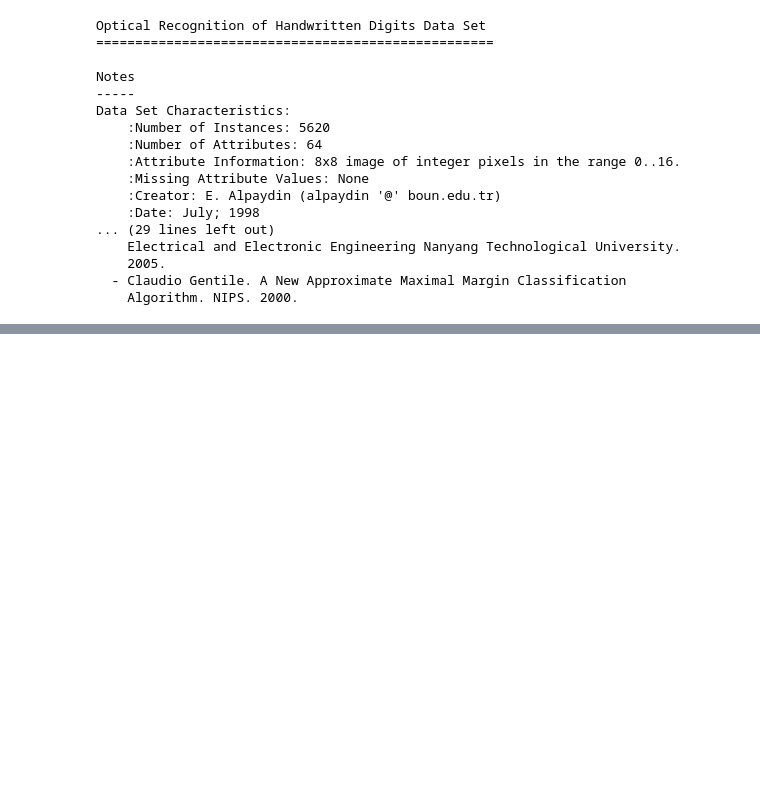
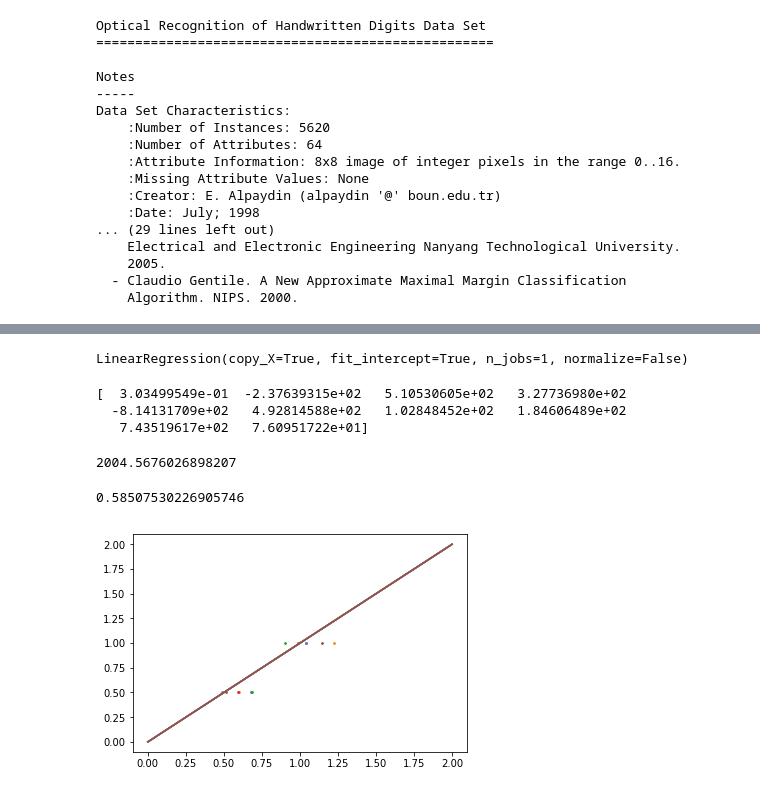
Before and after one commit to tipishev/sportamore_ml, a Jupyter notebook: tim/scikit_tutorial.ipynb, the cells around one changed output, grey strips where cells are left out. Cells and saved outputs as stored; diff of their text form; code cells hidden in the pictures; blank space fills up the shorter version.

```diff
--- a/tim/scikit_tutorial.ipynb
+++ b/tim/scikit_tutorial.ipynb
@@ -72,0 +103,6 @@ pl.imshow(digits.images[12], cmap=pl.cm.gray_r)
+# %%
+iris = datasets.load_iris()
+iris_X = iris.data
+iris_y = iris.target
+unique_y = np.unique(iris_y)
+print('%d labels have only %d unique values: %s' % (len(iris_y), len(unique_y), unique_y))
@@ -72,0 +113,2 @@ pl.imshow(digits.images[12], cmap=pl.cm.gray_r)
+# %%
+diabetes = datasets.load_diabetes()
@@ -72,0 +135,45 @@ pl.imshow(digits.images[12], cmap=pl.cm.gray_r)
+# %%
+diabetes_X_train = diabetes.data[:-20]
+diabetes_X_test  = diabetes.data[-20:]
+
+diabetes_y_train = diabetes.target[:-20]
+diabetes_y_test  = diabetes.target[-20:]
+# %%
+>>> from sklearn import linear_model
+>>> regr = linear_model.LinearRegression()
+>>> regr.fit(diabetes_X_train, diabetes_y_train)
+# %% [output]
+LinearRegression(copy_X=True, fit_intercept=True, n_jobs=1, normalize=False)
+# %%
+>>> print(regr.coef_)
+# %% [output]
+[  3.03499549e-01  -2.37639315e+02   5.10530605e+02   3.27736980e+02
+  -8.14131709e+02   4.92814588e+02   1.02848452e+02   1.84606489e+02
+   7.43519617e+02   7.60951722e+01]
+# %%
+>>> # The mean square error
+>>> np.mean((regr.predict(diabetes_X_test) - diabetes_y_test)**2)
+# %% [output]
+2004.5676026898207
+# %%
+>>> # Explained variance score: 1 is perfect prediction
+>>> regr.score(diabetes_X_test, diabetes_y_test)
+# %% [output]
+0.58507530226905746
+# %%
+>>> X = np.c_[ .5, 1].T
+>>> y = [.5, 1]
+>>> test = np.c_[ 0, 2].T
+>>> regr = linear_model.LinearRegression()
+
+>>> import pylab as pl
+>>> pl.figure()
+
+>>> np.random.seed(0)
+>>> for _ in range(6):
+...    this_X = .1*np.random.normal(size=(2, 1)) + X
+...    regr.fit(X, y)
+...    pl.plot(test, regr.predict(test))
+...    pl.scatter(this_X, y, s=3)
+# %% [output]
+[figure, added]
```
Also changed, not shown: parts of 24 cells of this notebook.
